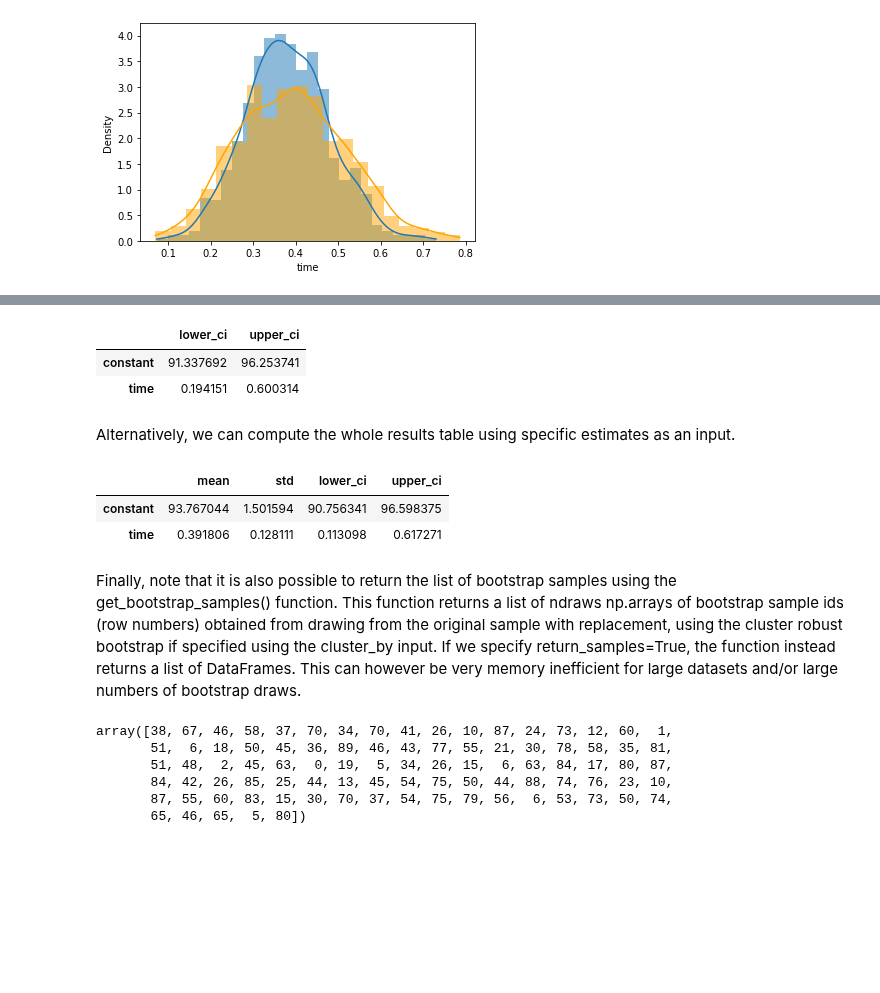
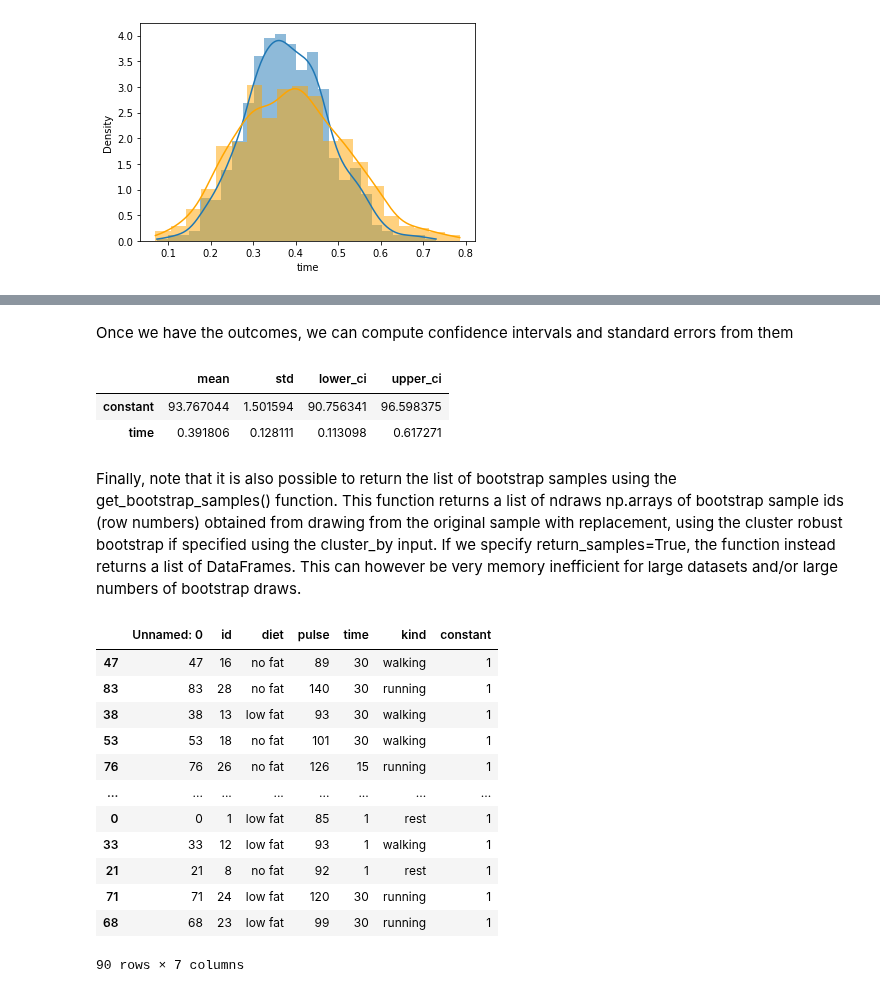
Before and after one commit to optimagic-dev/optimagic, a Jupyter notebook: docs/source/how_to_guides/inference/how_to_do_bootstrap_inference.ipynb, the cells around one changed output, grey strips where cells are left out. Cells and saved outputs as stored; diff of their text form; code cells hidden in the pictures; blank space fills up the shorter version.

Commit message:
Make imports nicer.

```diff
--- a/docs/source/how_to_guides/inference/how_to_do_bootstrap_inference.ipynb
+++ b/docs/source/how_to_guides/inference/how_to_do_bootstrap_inference.ipynb
@@ -151,42 +149,37 @@ We can also compute confidence intervals using estimates as an input.
+# %% [markdown]
+Once we have the outcomes, we can compute confidence intervals and standard errors from them
 # %%
-from estimagic.inference.bootstrap_ci import compute_ci
+from estimagic.inference import bootstrap_from_outcomes
 
-confidence_intervals = compute_ci(
-    data=df, outcome=ols_fit, estimates=my_estimates, ci_method="bc"
+my_results = bootstrap_from_outcomes(
+    data=df, outcome=ols_fit, bootstrap_outcomes=my_estimates, ci_method="t"
 )
 
-confidence_intervals
+my_results
 # %% [output]
-|  | lower_ci | upper_ci |
-| constant | 91.337692 | 96.253741 |
-| time | 0.194151 | 0.600314 |
+|  | mean | std | lower_ci | upper_ci |
+| constant | 93.767044 | 1.501594 | 90.756341 | 96.598375 |
+| time | 0.391806 | 0.128111 | 0.113098 | 0.617271 |
-# %% [markdown]
-Alternatively, we can compute the whole results table using specific estimates as an input.
-# %%
-from estimagic.inference.bootstrap import bootstrap_from_outcomes
-
-my_results = bootstrap_from_outcomes(
-    data=df, outcome=ols_fit, bootstrap_outcomes=my_estimates, ci_method="t"
-)
-
-my_results
-# %% [output]
-|  | mean | std | lower_ci | upper_ci |
-| constant | 93.767044 | 1.501594 | 90.756341 | 96.598375 |
-| time | 0.391806 | 0.128111 | 0.113098 | 0.617271 |
 # %% [markdown]
 Finally, note that it is also possible to return the list of bootstrap samples using the get_bootstrap_samples() function. This function returns a list of ndraws np.arrays of bootstrap sample ids (row numbers) obtained from drawing from the original sample with replacement, using the cluster robust bootstrap if specified using the cluster_by input.
 If we specify return_samples=True, the function instead returns a list of DataFrames. This can however be very memory inefficient for large datasets and/or large numbers of bootstrap draws.
 # %%
-from estimagic.inference.bootstrap_samples import get_bootstrap_indices
+from estimagic.inference import get_bootstrap_samples
 
-my_samples = get_bootstrap_indices(data=df, seed=1234)
+my_samples = get_bootstrap_samples(data=df, seed=1234)
 
-my_samples[4]
+my_samples[0]
 # %% [output]
+|  | Unnamed: 0 | id | diet | pulse | time | kind | constant |
+| 47 | 47 | 16 | no fat | 89 | 30 | walking | 1 |
+| 83 | 83 | 28 | no fat | 140 | 30 | running | 1 |
+| 38 | 38 | 13 | low fat | 93 | 30 | walking | 1 |
+| 53 | 53 | 18 | no fat | 101 | 30 | walking | 1 |
+| 76 | 76 | 26 | no fat | 126 | 15 | running | 1 |
+| ... | ... | ... | ... | ... | ... | ... | ... |
+| 0 | 0 | 1 | low fat | 85 | 1 | rest | 1 |
+| 33 | 33 | 12 | low fat | 93 | 1 | walking | 1 |
+| 21 | 21 | 8 | no fat | 92 | 1 | rest | 1 |
+| 71 | 71 | 24 | low fat | 120 | 30 | running | 1 |
+| 68 | 68 | 23 | low fat | 99 | 30 | running | 1 |
-array([38, 67, 46, 58, 37, 70, 34, 70, 41, 26, 10, 87, 24, 73, 12, 60,  1,
-       51,  6, 18, 50, 45, 36, 89, 46, 43, 77, 55, 21, 30, 78, 58, 35, 81,
-       51, 48,  2, 45, 63,  0, 19,  5, 34, 26, 15,  6, 63, 84, 17, 80, 87,
-       84, 42, 26, 85, 25, 44, 13, 45, 54, 75, 50, 44, 88, 74, 76, 23, 10,
-       87, 55, 60, 83, 15, 30, 70, 37, 54, 75, 79, 56,  6, 53, 73, 50, 74,
-       65, 46, 65,  5, 80])
+90 rows × 7 columns
```
Also changed, not shown: parts of 6 cells of this notebook, 1 other file.
